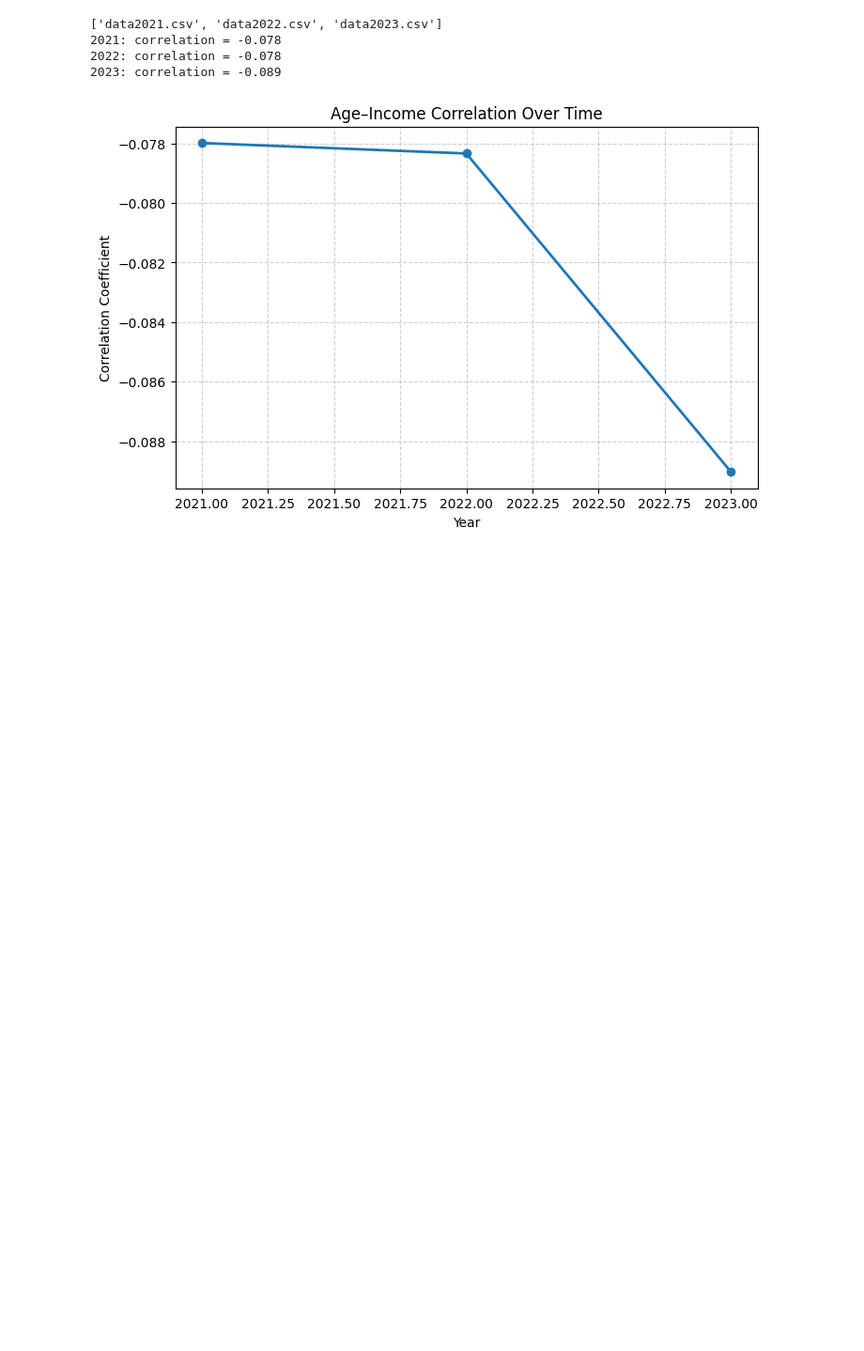
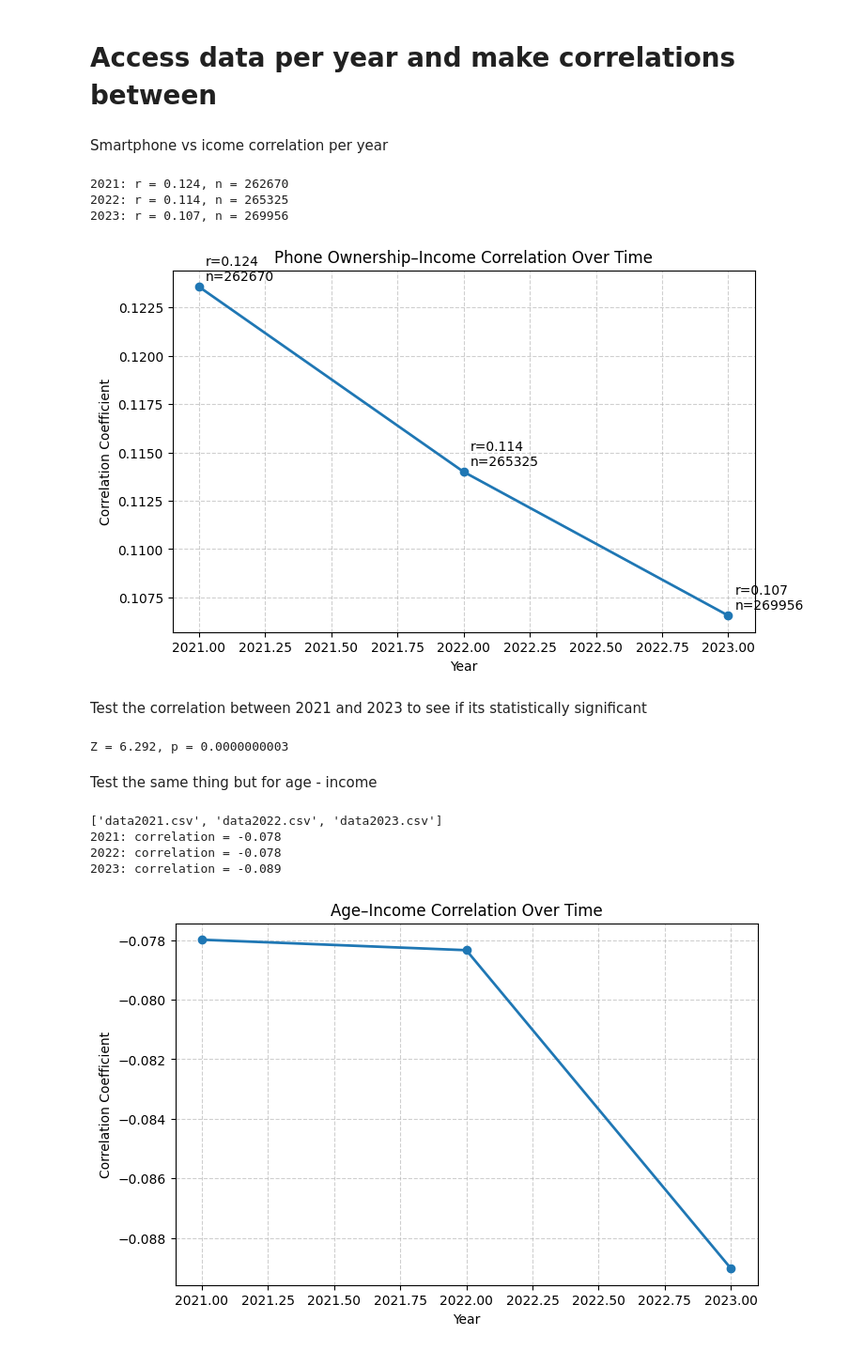
Before and after one commit to lmikkelc5/data-acquisition-blog, a Jupyter notebook: yearcomp.ipynb, the cells around one changed output. Shown: that part at 94% size. Saved outputs shown, nothing was run; the diff lists cells and outputs as text; code cells hidden in the pictures; blank space fills up the shorter version.

```diff
--- a/yearcomp.ipynb
+++ b/yearcomp.ipynb
@@ -5,6 +5,71 @@ import matplotlib.pyplot as plt
 import glob
 import re
 from scipy.stats import norm
+# %% [markdown]
+# Access data per year and make correlations between
+# %% [markdown]
+Smartphone vs icome correlation per year
+# %%
+files = sorted(glob.glob("data*.csv"))
+year_stats = []
+
+for file in files:
+    m = re.search(r'(20\d{2})', file)
+    year = int(m.group(1))
+
+    df = pd.read_csv(file)
+
+    #change smartphone to be 0 or 1 not True or False
+    if df['smartphone'].dtype == object:
+        mapping = {True:1,
+                   False:0}
+        df['smartphone'] = df['smartphone'].astype(str).str.lower().map(mapping)
+
+    df['smartphone'] = pd.to_numeric(df['smartphone'], errors='coerce')
+    df['household_income'] = pd.to_numeric(df['household_income'], errors='coerce')
+
+    df = df.dropna(subset=['smartphone', 'household_income'])
+    n = len(df)
+
+    r = df['smartphone'].corr(df['household_income'])
+    year_stats.append((year, r, n))
+    print(f"{year}: r = {r:.3f}, n = {n}")
+
+corr_df = pd.DataFrame(year_stats, columns=['year','correlation','n']).sort_values('year')
+
+#plot the results
+plt.figure(figsize=(8,5))
+plt.plot(corr_df['year'], corr_df['correlation'], marker='o', linewidth=2)
+for _, row in corr_df.iterrows():
+    plt.annotate(f"r={row['correlation']:.3f}\nn={int(row['n'])}",
+                 (row['year'], row['correlation']), xytext=(5,5), textcoords='offset points')
+plt.title('Phone Ownership–Income Correlation Over Time')
+plt.xlabel('Year'); plt.ylabel('Correlation Coefficient')
+plt.grid(True, linestyle='--', alpha=0.6)
+plt.show()
+# %% [output]
+2021: r = 0.124, n = 262670
+2022: r = 0.114, n = 265325
+2023: r = 0.107, n = 269956
+[figure, added]
+# %% [markdown]
+Test the correlation between 2021 and 2023 to see if its statistically significant
+# %%
+def fisher_z(r):
+    return 0.5 * np.log((1 + r) / (1 - r))
+
+r1, r2 = corr_df.loc[corr_df['year']==2021, 'correlation'].values[0], corr_df.loc[corr_df['year']==2023, 'correlation'].values[0]
+n1, n2 = len(pd.read_csv('data2021.csv')), len(pd.read_csv('data2023.csv'))
+
+z1, z2 = fisher_z(r1), fisher_z(r2)
+z = (z1 - z2) / np.sqrt(1/(n1 - 3) + 1/(n2 - 3))
+p_value = 2 * (1 - norm.cdf(abs(z)))
+
+print(f"Z = {z:.3f}, p = {p_value:.10f}")
+# %% [output]
+Z = 6.292, p = 0.0000000003
+# %% [markdown]
+Test the same thing but for age - income
 # %%
 #find files
 files = glob.glob("data*.csv")
```
Also changed, not shown: parts of 2 cells of this notebook, 2 other files.
